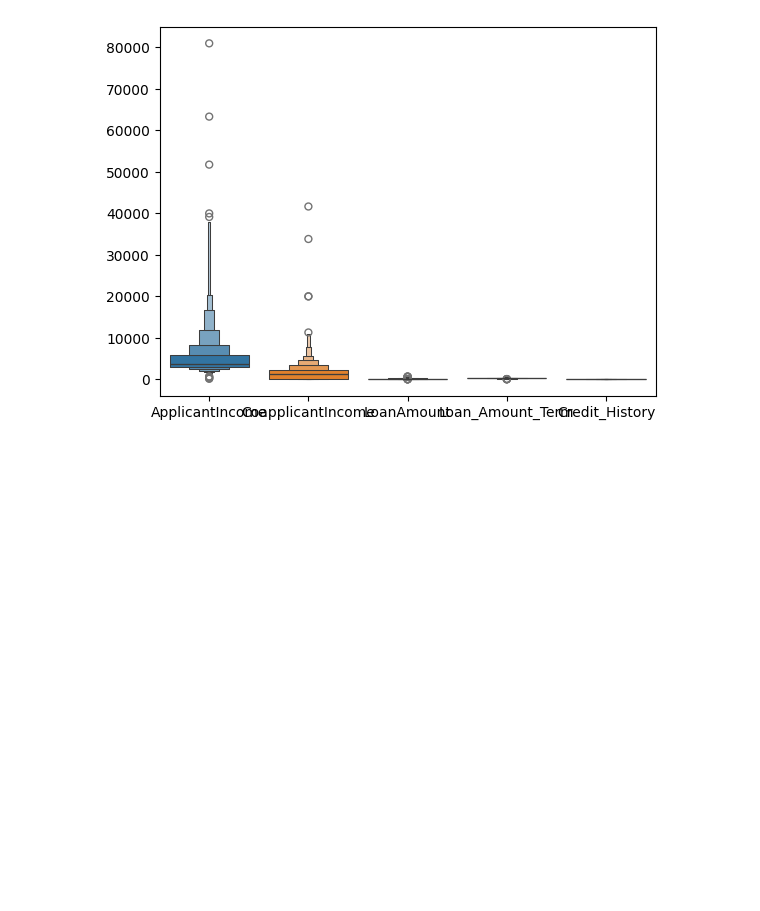
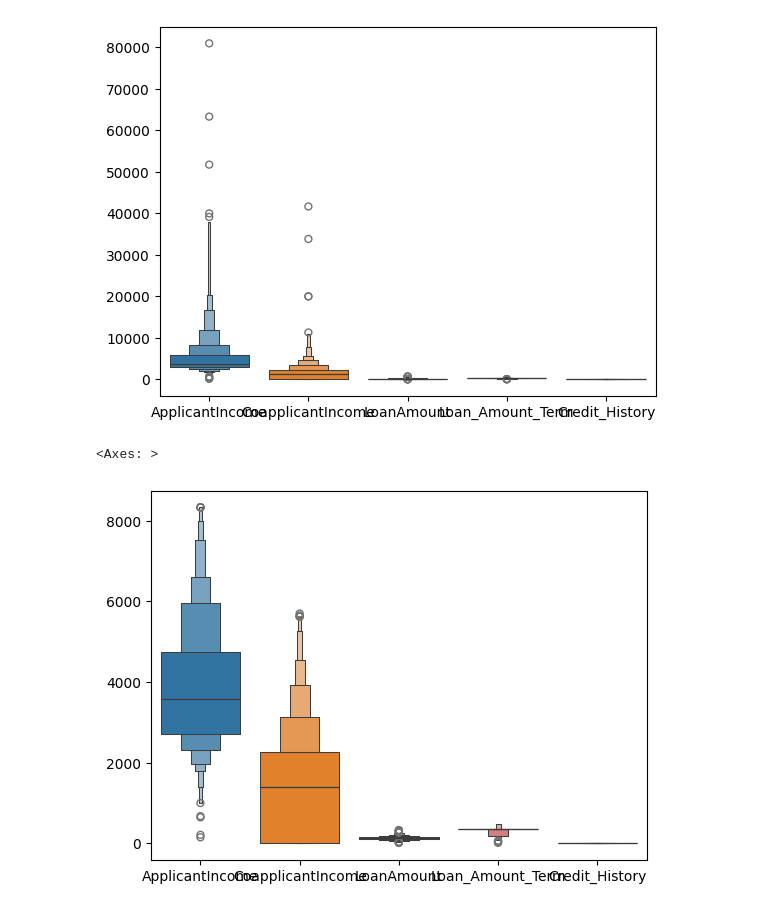
Before and after one commit to MAYURESHWAR-SHIVAPUR/Supervised-Learning, a Jupyter notebook: Classification/6_KNN/2_Praticle.ipynb, the cells around one changed output. Cells and saved outputs as stored; diff of their text form; code cells hidden in the pictures; blank space fills up the shorter version.

```diff
--- a/Classification/6_KNN/2_Praticle.ipynb
+++ b/Classification/6_KNN/2_Praticle.ipynb
@@ -82,11 +86,37 @@ sns.boxenplot(df)
 <Axes: >
 [figure]
 # %%
-# Q1 = df["ApplicantIncome"].quantile(0.25)
-# Q3 = df["ApplicantIncome"].quantile(0.75)
+Q1 = df["ApplicantIncome"].quantile(0.25)
+Q3 = df["ApplicantIncome"].quantile(0.75)
 
-# IQR = Q3 - Q1
+IQR = Q3 - Q1
 
-# lower =
+lower = Q1 - (1.5 * IQR)
+upper = Q3 + (1.5 * IQR)
 
-# df[ <= df["ApplicantIncome"] ]
+df = df[(lower <= df["ApplicantIncome"] ) & (upper >= df["ApplicantIncome"]) ]
+# %%
+Q1 = df["ApplicantIncome"].quantile(0.25)
+Q3 = df["ApplicantIncome"].quantile(0.75)
+
+IQR = Q3 - Q1
+
+lower = Q1 - (1.5 * IQR)
+upper = Q3 + (1.5 * IQR)
+
+df = df[(lower <= df["ApplicantIncome"] ) & (upper >= df["ApplicantIncome"]) ]
+# %%
+Q1 = df["CoapplicantIncome"].quantile(0.25)
+Q3 = df["CoapplicantIncome"].quantile(0.75)
+
+IQR = Q3 - Q1
+
+lower = Q1 - (1.5 * IQR)
+upper = Q3 + (1.5 * IQR)
+
+df = df[(lower <= df["CoapplicantIncome"] ) & (upper >= df["CoapplicantIncome"]) ]
+# %%
+sns.boxenplot(df)
+# %% [output]
+<Axes: >
+[figure, added]
```
Also changed, not shown: parts of 4 cells of this notebook.
